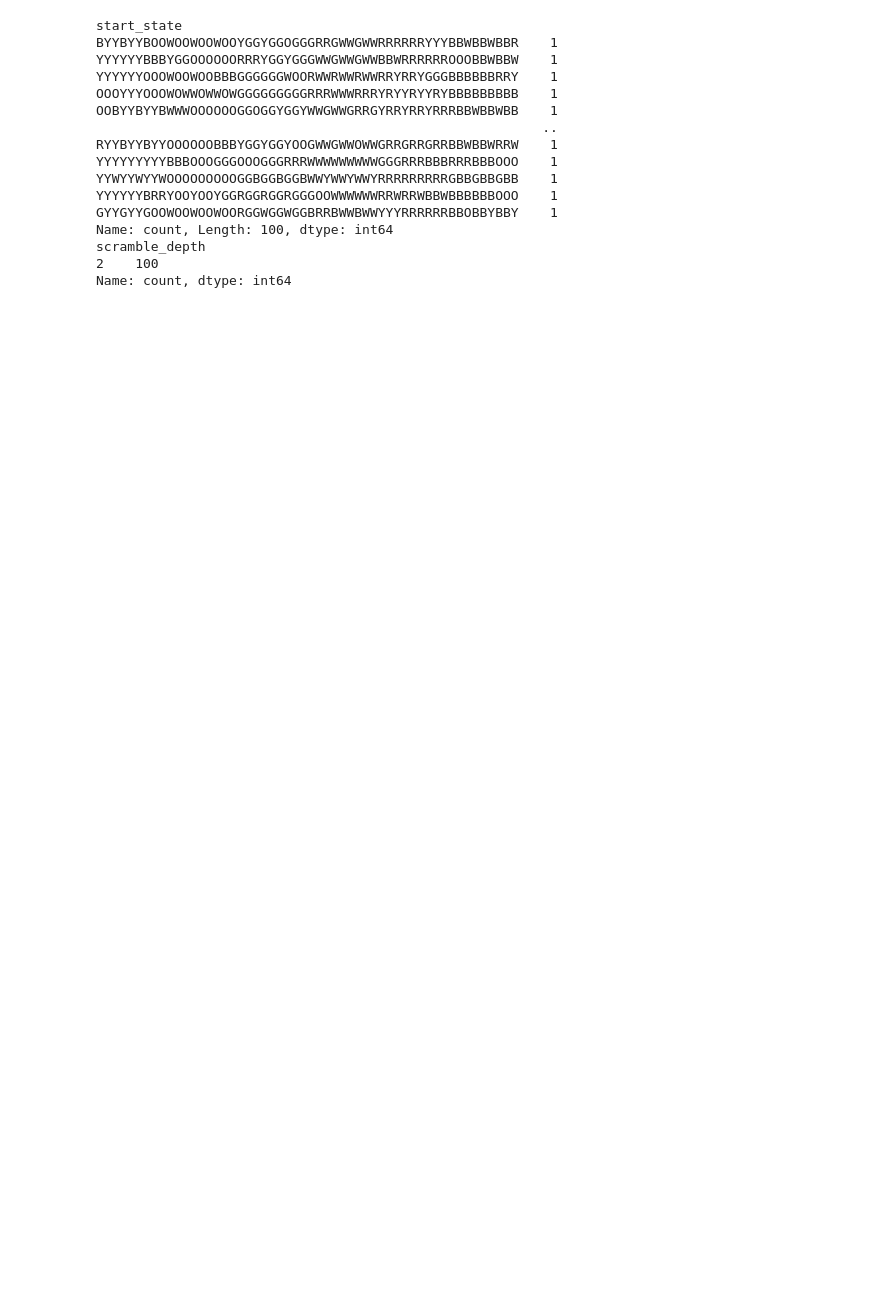
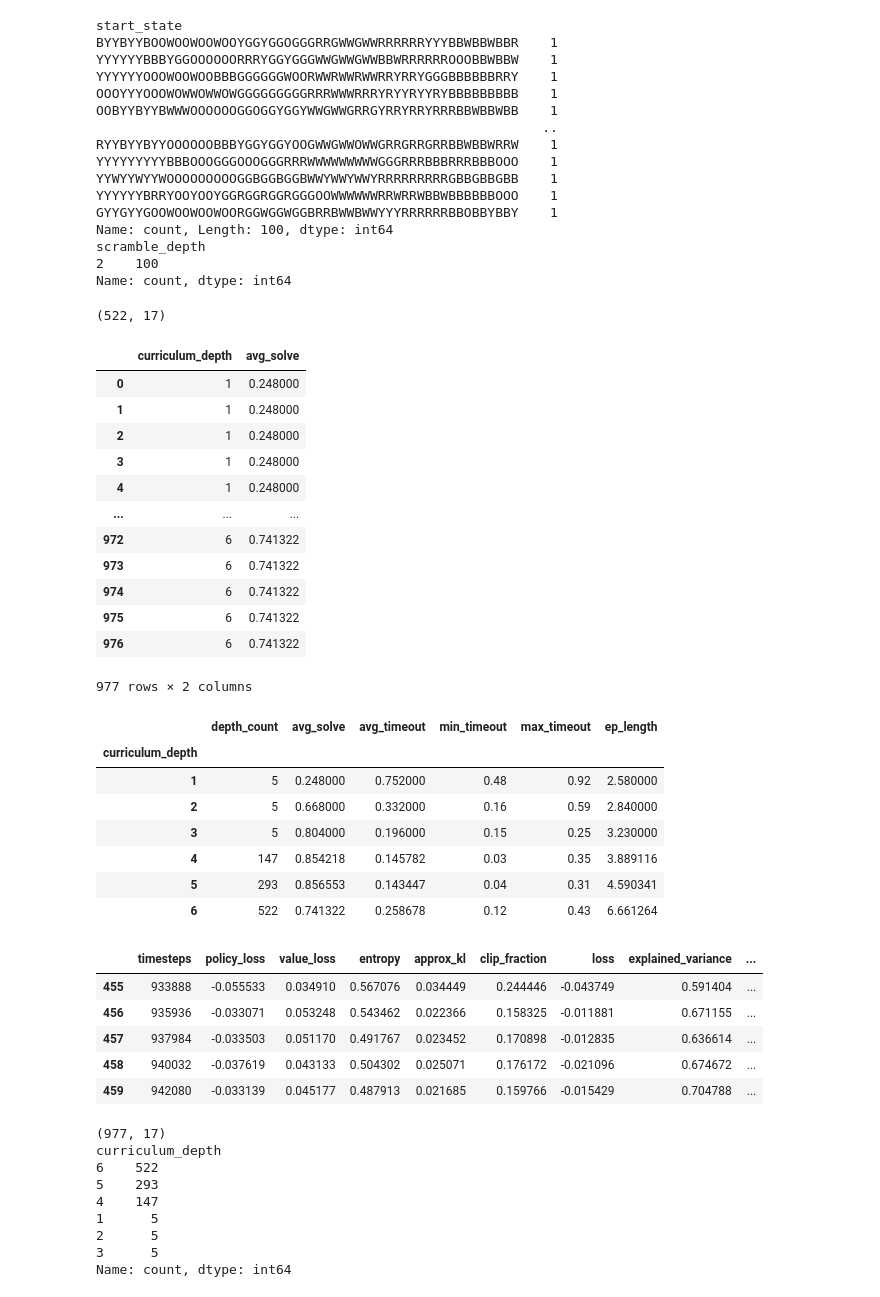
Before and after one commit to Ukandu20/rubix-cube, a Jupyter notebook: notebooks/main.ipynb, the cells around one changed output. Cells and saved outputs as stored; diff of their text form; code cells hidden in the pictures; blank space fills up the shorter version.

```diff
--- a/notebooks/main.ipynb
+++ b/notebooks/main.ipynb
@@ -374,3 +390,71 @@ Name: count, Length: 100, dtype: int64
 scramble_depth
 2    100
 Name: count, dtype: int64
+# %%
+history = pd.read_csv("../models/artifacts/ppo/depth_1_10_onehot/v004/history.csv")
+
+history_5 = history[history['curriculum_depth'] == 6]
+
+print(history_5.shape)
+solve_rate = history.copy()
+
+solve_rate['avg_solve'] = solve_rate.groupby('curriculum_depth')['train_solve_rate'].transform('mean')
+
+display(solve_rate[['curriculum_depth', 'avg_solve']])
+
+depth_stats = solve_rate.groupby('curriculum_depth').agg(
+    depth_count=('curriculum_depth', 'count'),
+    avg_solve=('train_solve_rate', 'mean'),
+    avg_timeout=('timeout_rate', 'mean'),
+    min_timeout=('timeout_rate', 'min'),
+    max_timeout=('timeout_rate', 'max'),
+    ep_length=('mean_episode_length', 'mean'),
+
+)
+
+display(depth_stats)
+
+display(history_5.head())
+print(history.shape)
+print(history['curriculum_depth'].value_counts())
+
+fig1 = px.line(history_5, x='timesteps', y='entropy')
+fig1.show()
+# %% [output]
+(522, 17)
+|  | curriculum_depth | avg_solve |
+| 0 | 1 | 0.248000 |
+| 1 | 1 | 0.248000 |
+| 2 | 1 | 0.248000 |
+| 3 | 1 | 0.248000 |
+| 4 | 1 | 0.248000 |
+| ... | ... | ... |
+| 972 | 6 | 0.741322 |
+| 973 | 6 | 0.741322 |
+| 974 | 6 | 0.741322 |
+| 975 | 6 | 0.741322 |
+| 976 | 6 | 0.741322 |
+977 rows × 2 columns
+|  | depth_count | avg_solve | avg_timeout | min_timeout | max_timeout | ep_length |
+| curriculum_depth |  |  |  |  |  |  |
+| 1 | 5 | 0.248000 | 0.752000 | 0.48 | 0.92 | 2.580000 |
+| 2 | 5 | 0.668000 | 0.332000 | 0.16 | 0.59 | 2.840000 |
+| 3 | 5 | 0.804000 | 0.196000 | 0.15 | 0.25 | 3.230000 |
+| 4 | 147 | 0.854218 | 0.145782 | 0.03 | 0.35 | 3.889116 |
+| 5 | 293 | 0.856553 | 0.143447 | 0.04 | 0.31 | 4.590341 |
+| 6 | 522 | 0.741322 | 0.258678 | 0.12 | 0.43 | 6.661264 |
+|  | timesteps | policy_loss | value_loss | entropy | approx_kl | clip_fraction | loss | explained_variance | ... |
+| 455 | 933888 | -0.055533 | 0.034910 | 0.567076 | 0.034449 | 0.244446 | -0.043749 | 0.591404 | ... |
+| 456 | 935936 | -0.033071 | 0.053248 | 0.543462 | 0.022366 | 0.158325 | -0.011881 | 0.671155 | ... |
+| 457 | 937984 | -0.033503 | 0.051170 | 0.491767 | 0.023452 | 0.170898 | -0.012835 | 0.636614 | ... |
+| 458 | 940032 | -0.037619 | 0.043133 | 0.504302 | 0.025071 | 0.176172 | -0.021096 | 0.674672 | ... |
+| 459 | 942080 | -0.033139 | 0.045177 | 0.487913 | 0.021685 | 0.159766 | -0.015429 | 0.704788 | ... |
+(977, 17)
+curriculum_depth
+6    522
+5    293
+4    147
+1      5
+2      5
+3      5
+Name: count, dtype: int64
```
Also changed, not shown: parts of 2 cells of this notebook, 10 other files.
